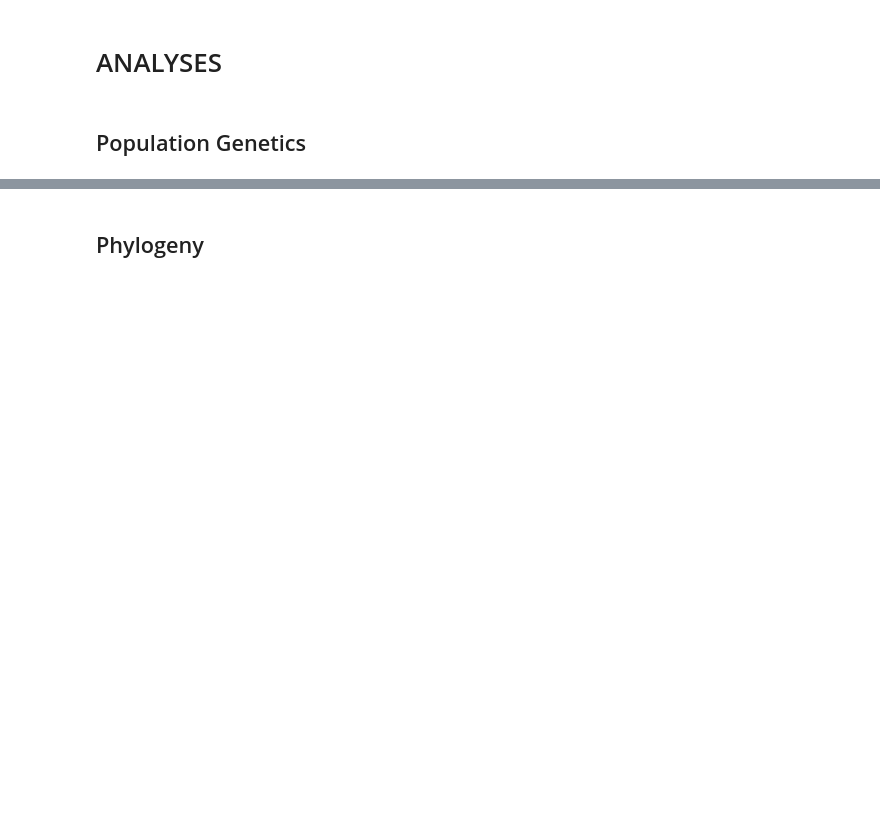
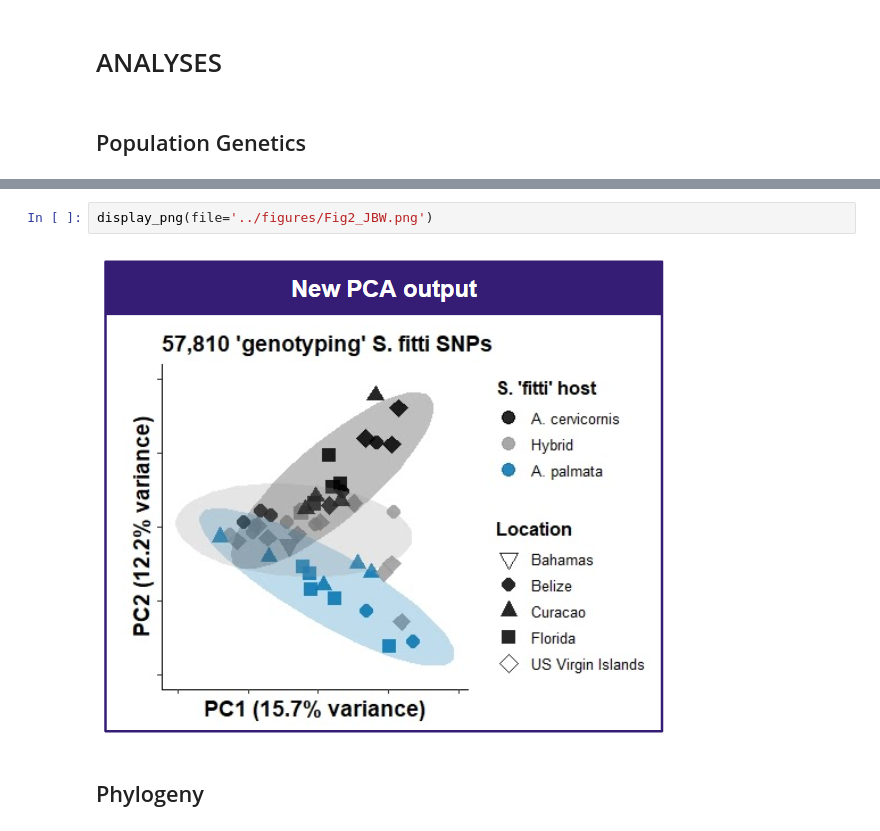
Before and after one commit to jbweinstock/dino_popgen, a Jupyter notebook: jupyter-notebooks/dino_popgen_final_writeup.ipynb, the cells around one changed output, grey strips where cells are left out. Cells and saved outputs as stored; diff of their text form; blank space fills up the shorter version.

```diff
--- a/jupyter-notebooks/dino_popgen_final_writeup.ipynb
+++ b/jupyter-notebooks/dino_popgen_final_writeup.ipynb
@@ -9,2 +24,6 @@
+# %%
+display_png(file='../figures/Fig2_JBW.png')
+# %% [output]
+[figure, added]
 # %% [markdown]
 ## Phylogeny
```
Also changed, not shown: parts of 11 cells of this notebook.
